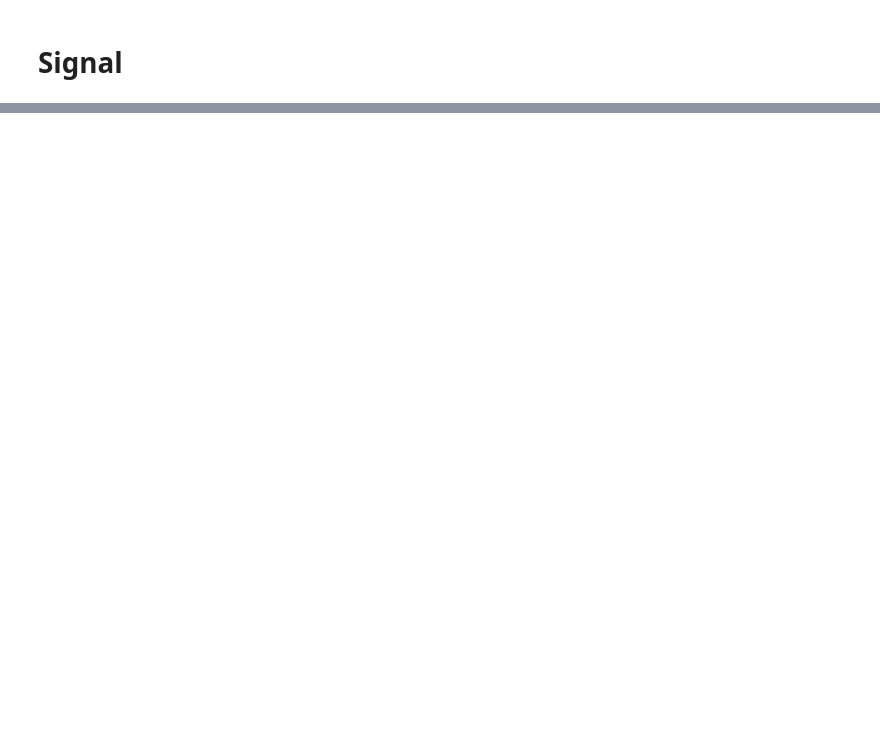
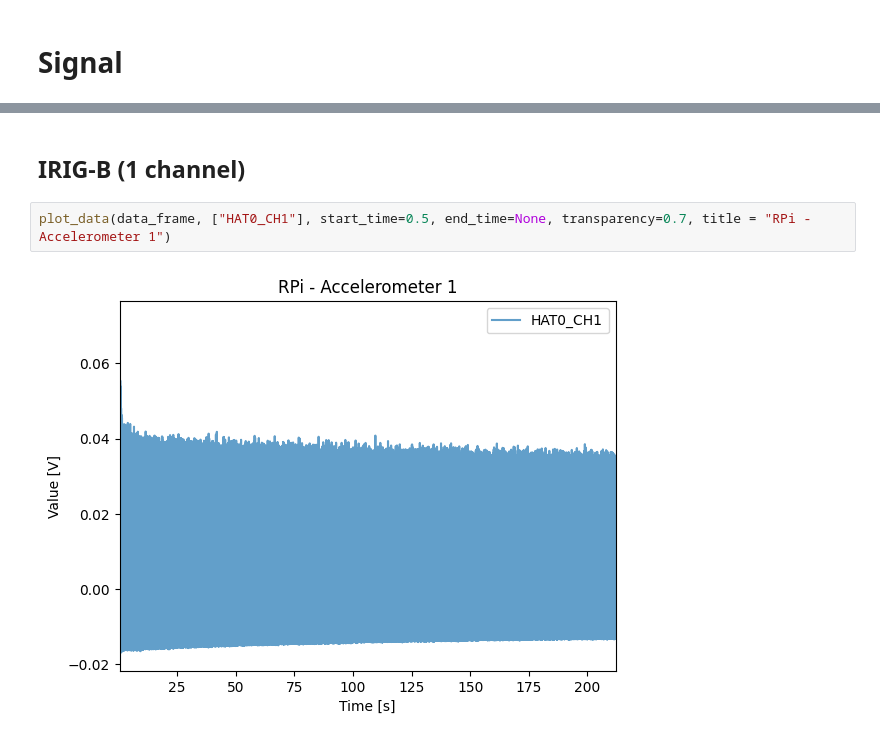
Before and after one commit to josmarcristello/Field-Test-Ferrier-2023, a Jupyter notebook: data processing/read_PI_data.ipynb, the cells around one changed output, grey strips where cells are left out. Saved outputs shown, nothing was run; the diff lists cells and outputs as text; blank space fills up the shorter version.

```diff
--- a/data processing/read_PI_data.ipynb
+++ b/data processing/read_PI_data.ipynb
@@ -307,0 +232,6 @@ Error:
+# %% [markdown]
+## IRIG-B (1 channel)
+# %%
+plot_data(data_frame, ["HAT0_CH1"], start_time=0.5, end_time=None, transparency=0.7, title = "RPi - Accelerometer 1")
+# %% [output]
+[figure, added]
```
Also changed, not shown: parts of 15 cells of this notebook.
